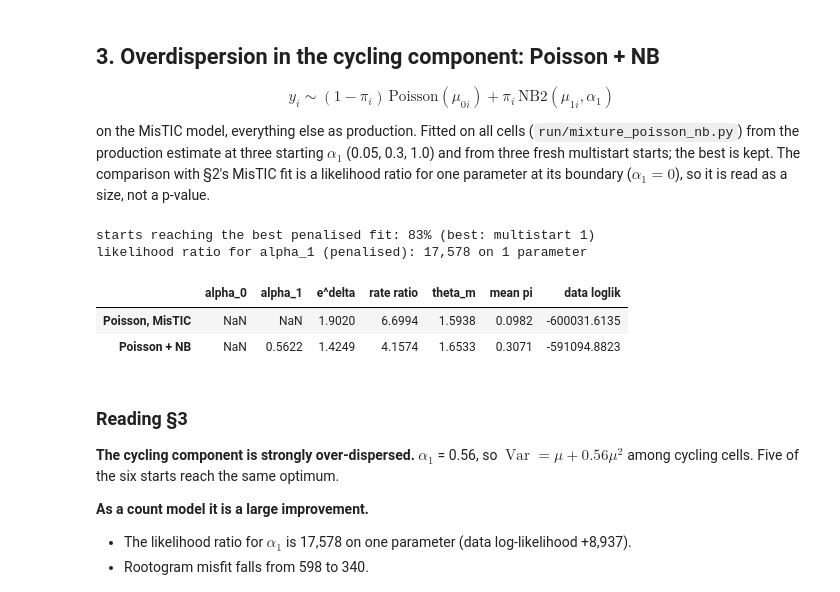
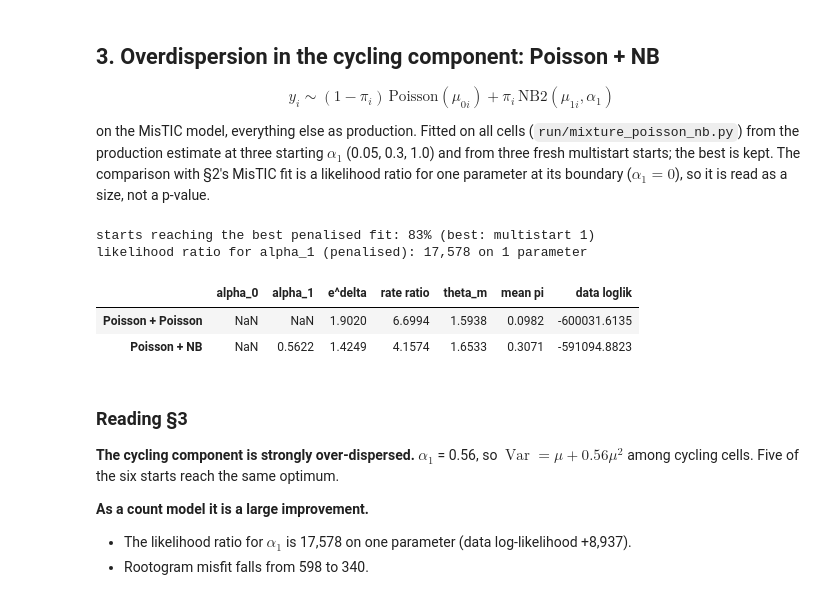
Before and after one commit to lachy01/Spatio-Temporal-Tissue-Dynamics, a Jupyter notebook: notebooks/mixture_model.ipynb, the cells around one changed output. Cells and saved outputs as stored; diff of their text form; code cells hidden in the pictures.

```diff
--- a/notebooks/mixture_model.ipynb
+++ b/notebooks/mixture_model.ipynb
@@ -136,13 +141,14 @@ display(folds.round(1))
 
 u_draw = np.random.default_rng(0).uniform(size=n)
 FITS, ROWS = {}, {}
+LAB = {"plain": "Poisson, plain", "MisTIC": "Poisson + Poisson"}   # the production mixture is Poisson + Poisson
 for t in ("plain", "MisTIC"):
     b_, s_, D_ = DES[t]
     comps, pi = mixture_components(pe[t]["params"], D_, s_)
     k = sum(int(np.size(np.asarray(v))) for v in pe[t]["params"].values())
     row, exp_, u, mean = summary_row(y, comps, k, u_draw, GRID)
-    FITS[f"Poisson, {t}"] = dict(comps=comps, pi=pi, expected=exp_, u=u, mean=mean)
-    ROWS[f"Poisson, {t}"] = row
+    FITS[LAB[t]] = dict(comps=comps, pi=pi, expected=exp_, u=u, mean=mean)
+    ROWS[LAB[t]] = row
 
 boot = {t: load_job(d, "bootstrap") for t, d in (("plain", "outputs/hpc_plain"), ("MisTIC", "outputs/hpc"))}
 def est(t, key, f=lambda v: v):
@@ -207,32 +213,32 @@ boundary ($\alpha_1 = 0$), so it is read as a size, not a p-value.
 # %%
 def nb_mix(path, label, cyc, non):
     run = json.load(open(path.replace("params.json", "comparison.json")))
     Q = json.load(open(path))
     comps, pi = mixture_components(Q, D, spec, cycling_nb=cyc, noncycling_nb=non)
     k = sum(int(np.size(np.asarray(v))) for v in Q.values())
     row, exp_, u, mean = summary_row(y, comps, k, u_draw, GRID)
     FITS[label] = dict(comps=comps, pi=pi, expected=exp_, u=u, mean=mean, params=Q)
     ROWS[label] = row
     return run, Q
 
 pnb_run, PNB = nb_mix("outputs/poisson_nb/params.json", "Poisson + NB", True, False)
 P0 = pe["MisTIC"]["params"]
 print(f"starts reaching the best penalised fit: {pnb_run['agreement']:.0%} (best: {pnb_run['best_start']})")
 print(f"likelihood ratio for alpha_1 (penalised): {pnb_run['lr']:,.0f} on 1 parameter")
 def headline(label, Q):
     pi = FITS[label]["pi"]
     return {"alpha_0": float(np.exp(Q["la0"])) if "la0" in Q else np.nan,
             "alpha_1": float(np.exp(Q["la1"])) if "la1" in Q else np.nan,
             "e^delta": float(np.exp(Q["delta"])), "rate ratio": float(np.exp(np.exp(Q["delta"]))),
             "theta_m": float(np.exp(Q["eta_m"])), "mean pi": float(pi.mean()),
             "data loglik": ROWS[label]["loglik"]}
-pd.DataFrame({"Poisson, MisTIC": headline("Poisson, MisTIC", P0),
+pd.DataFrame({"Poisson + Poisson": headline("Poisson + Poisson", P0),
               "Poisson + NB": headline("Poisson + NB", PNB)}).T
 # %% [output]
 starts reaching the best penalised fit: 83% (best: multistart 1)
 likelihood ratio for alpha_1 (penalised): 17,578 on 1 parameter
 |  | alpha_0 | alpha_1 | e^delta | rate ratio | theta_m | mean pi | data loglik |
-| Poisson, MisTIC | NaN | NaN | 1.9020 | 6.6994 | 1.5938 | 0.0982 | -600031.6135 |
+| Poisson + Poisson | NaN | NaN | 1.9020 | 6.6994 | 1.5938 | 0.0982 | -600031.6135 |
 | Poisson + NB | NaN | 0.5622 | 1.4249 | 4.1574 | 1.6533 | 0.3071 | -591094.8823 |
 # %% [markdown]
 ### Reading §3
```
Also changed, not shown: parts of 7 cells of this notebook, 5 other files.
